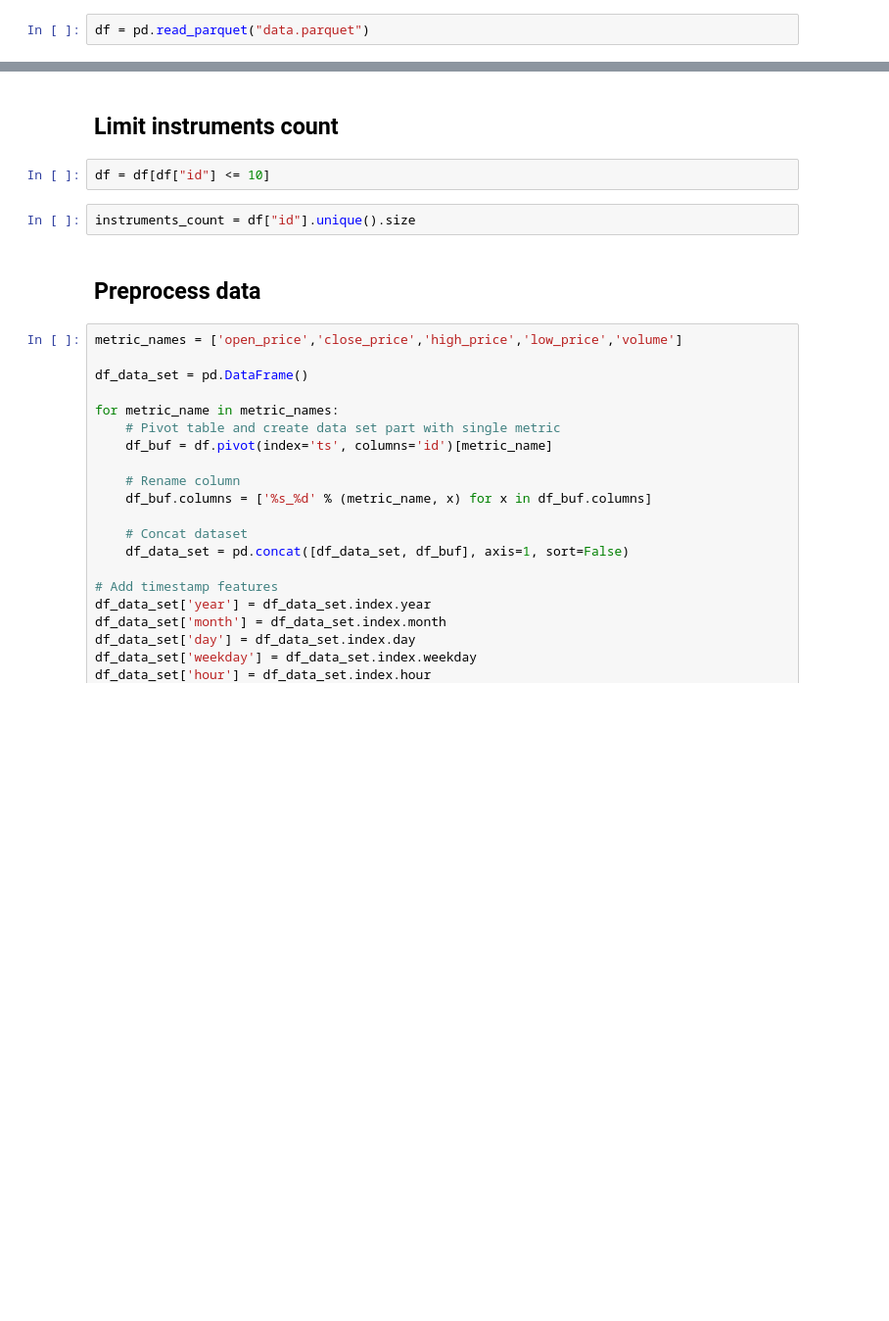
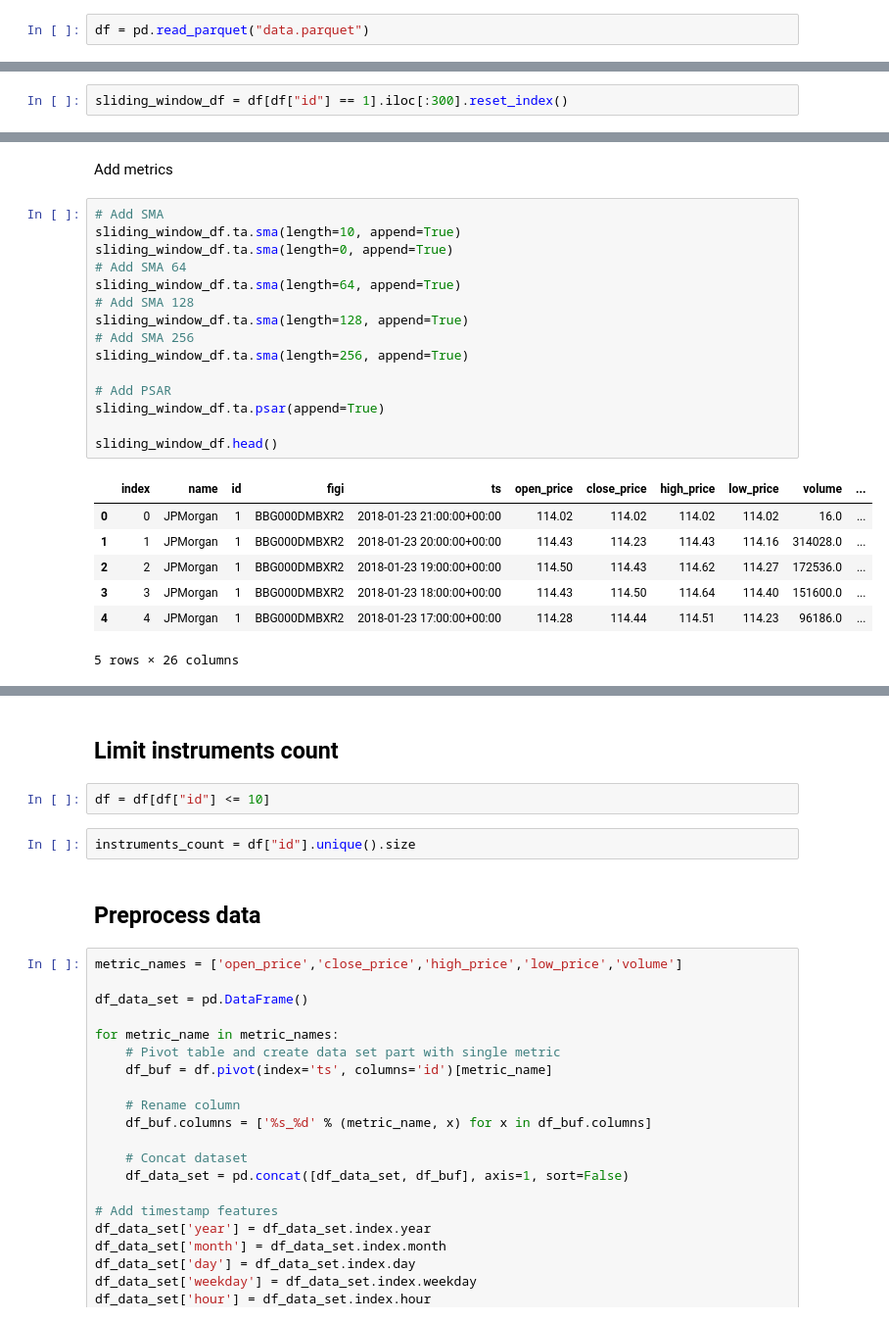
Before and after one commit to crabio/tinkoff-invest-bot, a Jupyter notebook: candles_analyzer/main.ipynb, the cells around one changed output, grey strips where cells are left out. Shown at 98% size. Cells and saved outputs as stored; diff of their text form; blank space fills up the shorter version.

```diff
--- a/candles_analyzer/main.ipynb
+++ b/candles_analyzer/main.ipynb
@@ -62,0 +75,2 @@ df.head()
+# %%
+sliding_window_df = df[df["id"] == 1].iloc[:300].reset_index()
@@ -62,0 +115,25 @@ df.head()
+# %% [markdown]
+Add metrics
+# %%
+# Add SMA
+sliding_window_df.ta.sma(length=10, append=True)
+sliding_window_df.ta.sma(length=0, append=True)
+# Add SMA 64
+sliding_window_df.ta.sma(length=64, append=True)
+# Add SMA 128
+sliding_window_df.ta.sma(length=128, append=True)
+# Add SMA 256
+sliding_window_df.ta.sma(length=256, append=True)
+
+# Add PSAR
+sliding_window_df.ta.psar(append=True)
+
+sliding_window_df.head()
+# %% [output]
+|  | index | name | id | figi | ts | open_price | close_price | high_price | low_price | volume | ... |
+| 0 | 0 | JPMorgan | 1 | BBG000DMBXR2 | 2018-01-23 21:00:00+00:00 | 114.02 | 114.02 | 114.02 | 114.02 | 16.0 | ... |
+| 1 | 1 | JPMorgan | 1 | BBG000DMBXR2 | 2018-01-23 20:00:00+00:00 | 114.43 | 114.23 | 114.43 | 114.16 | 314028.0 | ... |
+| 2 | 2 | JPMorgan | 1 | BBG000DMBXR2 | 2018-01-23 19:00:00+00:00 | 114.50 | 114.43 | 114.62 | 114.27 | 172536.0 | ... |
+| 3 | 3 | JPMorgan | 1 | BBG000DMBXR2 | 2018-01-23 18:00:00+00:00 | 114.43 | 114.50 | 114.64 | 114.40 | 151600.0 | ... |
+| 4 | 4 | JPMorgan | 1 | BBG000DMBXR2 | 2018-01-23 17:00:00+00:00 | 114.28 | 114.44 | 114.51 | 114.23 | 96186.0 | ... |
+5 rows × 26 columns
```
Also changed, not shown: parts of 11 cells of this notebook, 4 other files.
